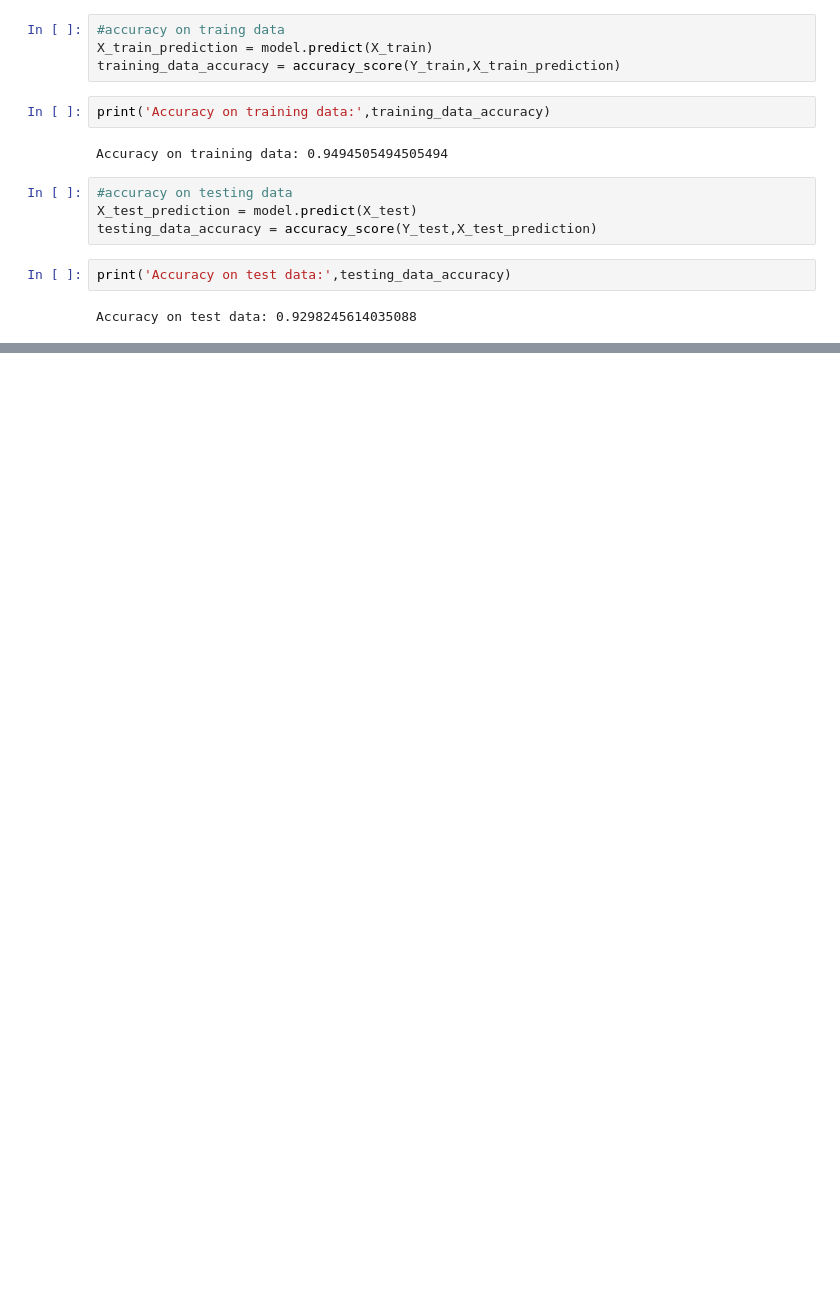
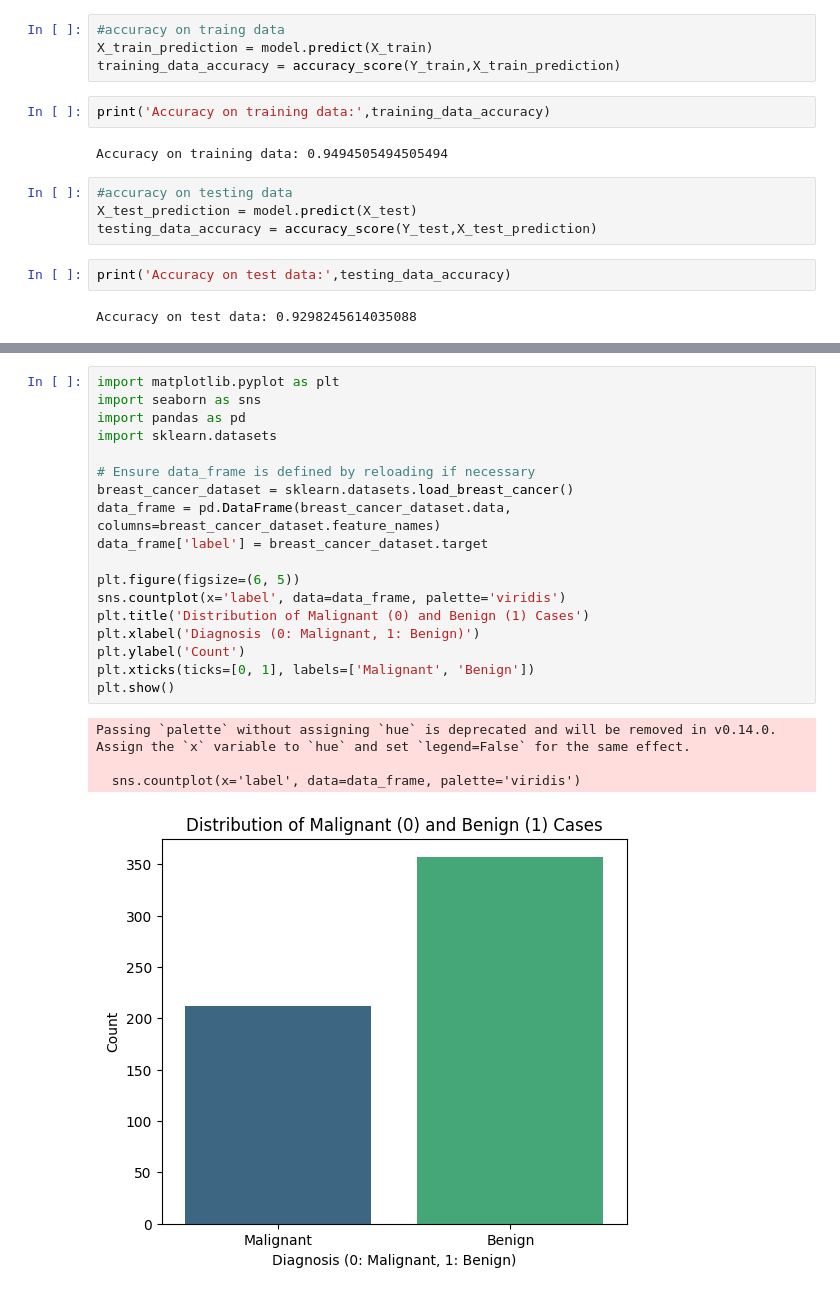
Before and after one commit to sanamuqqadus393-arch/Breast-Cancer-Classification-using-Logistic-Regression, a Jupyter notebook: project1_Breast_cancer_classification.ipynb, the cells around one changed output, grey strips where cells are left out. Drawn from its saved outputs; the diff is of its cells as text; blank space fills up the shorter version.

```diff
--- a/project1_Breast_cancer_classification.ipynb
+++ b/project1_Breast_cancer_classification.ipynb
@@ -119,0 +304,23 @@ The breast cancer is Malignant
+# %%
+import matplotlib.pyplot as plt
+import seaborn as sns
+import pandas as pd
+import sklearn.datasets
+
+# Ensure data_frame is defined by reloading if necessary
+breast_cancer_dataset = sklearn.datasets.load_breast_cancer()
+data_frame = pd.DataFrame(breast_cancer_dataset.data, columns=breast_cancer_dataset.feature_names)
+data_frame['label'] = breast_cancer_dataset.target
+
+plt.figure(figsize=(6, 5))
+sns.countplot(x='label', data=data_frame, palette='viridis')
+plt.title('Distribution of Malignant (0) and Benign (1) Cases')
+plt.xlabel('Diagnosis (0: Malignant, 1: Benign)')
+plt.ylabel('Count')
+plt.xticks(ticks=[0, 1], labels=['Malignant', 'Benign'])
+plt.show()
+# %% [output]
+Passing `palette` without assigning `hue` is deprecated and will be removed in v0.14.0. Assign the `x` variable to `hue` and set `legend=False` for the same effect.
+
+  sns.countplot(x='label', data=data_frame, palette='viridis')
+[figure, added]
```
Also changed, not shown: parts of 29 cells of this notebook.
